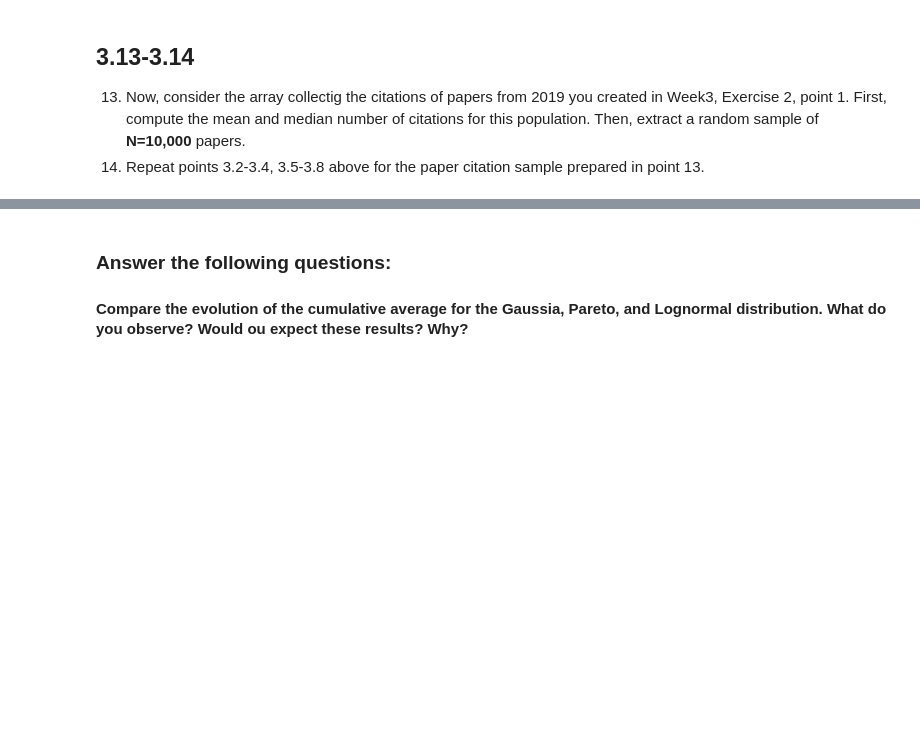
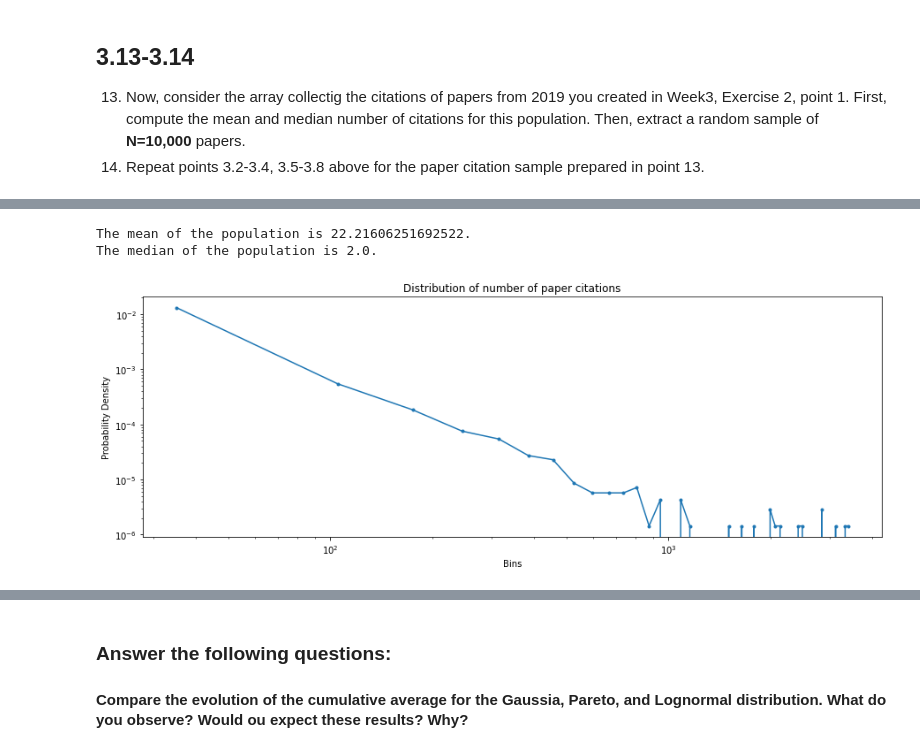
Before and after one commit to Rebekka-M/02467_CSS, a Jupyter notebook: Assignment_1.ipynb, the cells around one changed output, grey strips where cells are left out. Saved outputs shown, nothing was run; the diff lists cells and outputs as text; code cells hidden in the pictures; blank space fills up the shorter version.

```diff
--- a/Assignment_1.ipynb
+++ b/Assignment_1.ipynb
@@ -584,0 +586,3 @@ plt.show()
+# %%
+X_papers = pd.read_excel("PaperData.xlsx")
+X_papers.head()
@@ -584,0 +596,34 @@ plt.show()
+# %%
+# Calculate means and medians for population of citation count
+X_citation = np.array(X_papers["citationCount"])
+
+distribution_mean = np.mean(X_citation)
+distribution_median = np.median(X_citation)
+
+print(f'The mean of the population is {distribution_mean}.')
+print(f'The median of the population is {distribution_median}.')
+# %% [output]
+The mean of the population is 22.21606251692522.
+The median of the population is 2.0.
+# %%
+# Select 10.000 at random
+n = 10000
+X = np.random.choice(X_citation,n,replace=False)
+
+
+# Plot the distribution
+bins = np.linspace(0, max(X), 50)
+hist, edges = np.histogram(X, bins=bins, density = True)
+x = (edges[1:]+edges[:-1])/2
+width = bins[1] - bins[0]
+
+fig, ax = plt.subplots(figsize = (15,5))
+ax.plot(x, hist, marker = '.')
+ax.set_title("Distribution of number of paper citations")
+ax.set_xlabel("Bins")
+ax.set_ylabel("Probability Density")
+ax.set_xscale('log')
+ax.set_yscale('log')
+plt.show()
+# %% [output]
+[figure, added]
```
Also changed, not shown: parts of 9 cells of this notebook.
